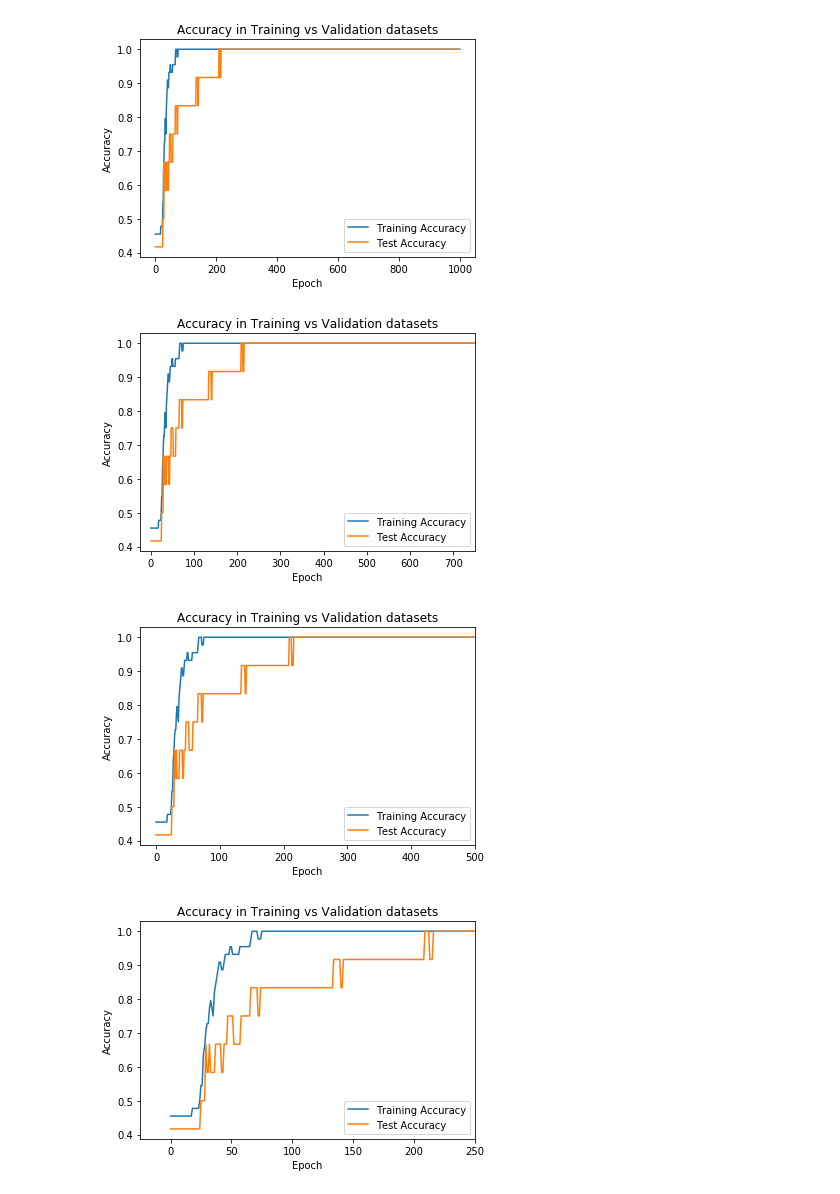
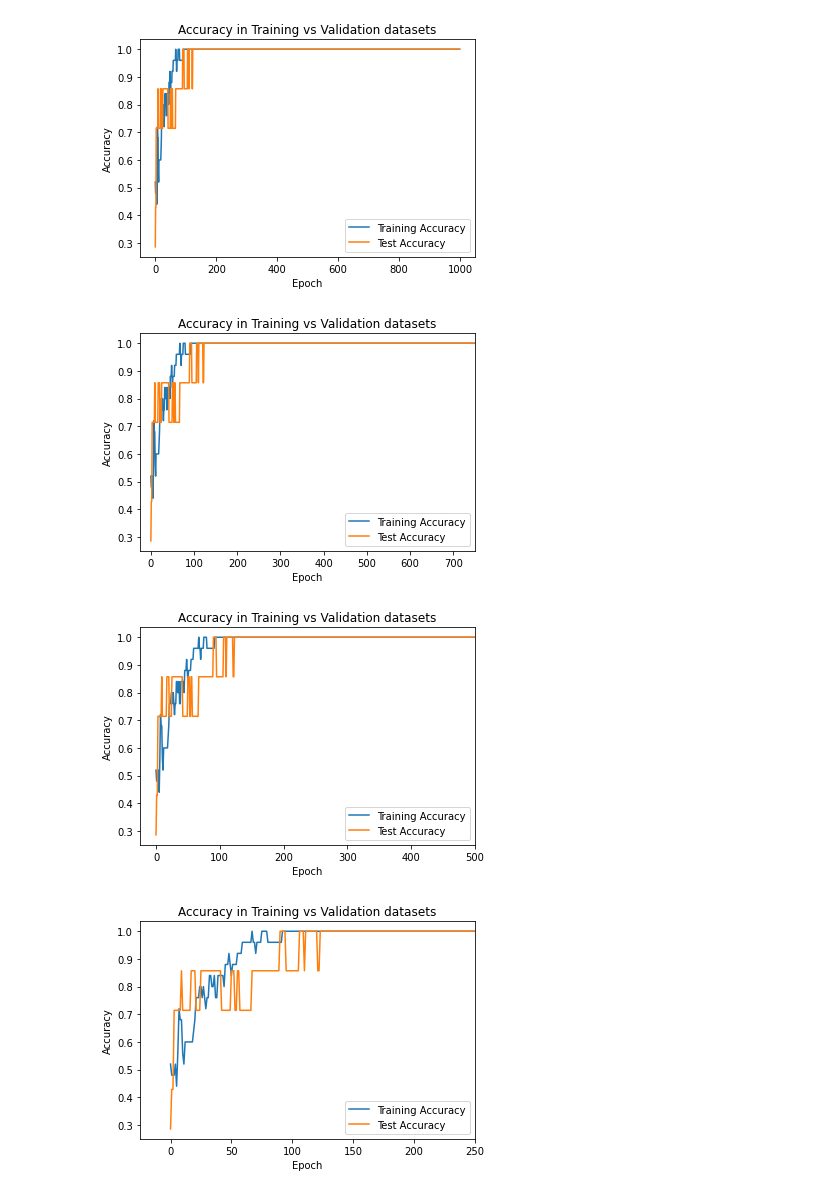
Before and after one commit to DipankarJDutta/DipankarJDutta-Biomarker-discovery-from-B-T-cells-in-FASD-GDM-with-LSTM, a Jupyter notebook: LSTM_B_T_Median_optimized-model_32samples_ETOH NON-overlap mimic.ipynb, the cells around one changed output. Saved outputs shown, nothing was run; the diff lists cells and outputs as text; code cells hidden in the pictures.

```diff
--- a/LSTM_B_T_Median_optimized-model_32samples_ETOH NON-overlap mimic.ipynb
+++ b/LSTM_B_T_Median_optimized-model_32samples_ETOH NON-overlap mimic.ipynb
@@ -25,7 +19,7 @@ set_random_seed(7)
 dataset = loadtxt('B-T-median - 32 samples - EtOH mimic.csv', delimiter = ',')
 # %%
 # Reshape 2D dataset into a 3D dataset with columns as features with one time-step
-x = dataset.reshape(56, 1, 30)
+x = dataset.reshape(32, 1, 30)
 # %%
 #Specify binary output of good (1) and bad (0) learners, y, in x. Learner type differentiated by population median.
 y = x [:, :, -1]
@@ -54,4 +53,4 @@ Use tf.where in 2.0, which has the same broadcast rule as np.where
 # %%
 #Fit the model with a 80-20 split of dataset & shuffling sample order within an epoch
-history = model.fit(x, y, validation_split = 0.2, batch_size = 8, epochs = 1000, shuffle = True, verbose=0)
+history = model.fit(x, y, validation_split = 0.2, batch_size = 8, epochs = 1000, shuffle = True)
 # %% [output]
@@ -140,18 +141,18 @@ pyplot.show()
 # %%
 #Diagnostic Plot IIa: Model Performance (training accuracy vs test accuracy) for 1000 epochs
-pyplot.plot(history.history['acc'])
-pyplot.plot(history.history['val_acc'])
+pyplot.plot(history.history['accuracy'])
+pyplot.plot(history.history['val_accuracy'])
 pyplot.title('Accuracy in Training vs Validation datasets')
 pyplot.ylabel('Accuracy')
 pyplot.xlabel('Epoch')
 pyplot.legend(['Training Accuracy', 'Test Accuracy'], loc='lower right')
 pyplot.show()
 # %% [output]
-[figure, old version]
+[figure, new version]
 # %%
 #Diagnostic Plot IIb: Model Performance (training accuracy vs test accuracy) for 750 epochs
-pyplot.plot(history.history['acc'])
-pyplot.plot(history.history['val_acc'])
+pyplot.plot(history.history['accuracy'])
+pyplot.plot(history.history['val_accuracy'])
 pyplot.title('Accuracy in Training vs Validation datasets')
 pyplot.xlim(-25, 750)
 pyplot.ylabel('Accuracy')
@@ -159,11 +160,11 @@ pyplot.xlabel('Epoch')
 pyplot.legend(['Training Accuracy', 'Test Accuracy'], loc='lower right')
 pyplot.show()
 # %% [output]
-[figure, old version]
+[figure, new version]
 # %%
 #Diagnostic Plot IIc: Model Performance (training accuracy vs test accuracy) for 500 epochs
-pyplot.plot(history.history['acc'])
-pyplot.plot(history.history['val_acc'])
+pyplot.plot(history.history['accuracy'])
+pyplot.plot(history.history['val_accuracy'])
 pyplot.title('Accuracy in Training vs Validation datasets')
 pyplot.xlim(-25, 500)
 pyplot.ylabel('Accuracy')
@@ -171,16 +172,16 @@ pyplot.xlabel('Epoch')
 pyplot.legend(['Training Accuracy', 'Test Accuracy'], loc='lower right')
 pyplot.show()
 # %% [output]
-[figure, old version]
+[figure, new version]
 # %%
 #Diagnostic Plot IIc: Model Performance (training accuracy vs test accuracy) for 250 epochs
-pyplot.plot(history.history['acc'])
-pyplot.plot(history.history['val_acc'])
+pyplot.plot(history.history['accuracy'])
+pyplot.plot(history.history['val_accuracy'])
 pyplot.title('Accuracy in Training vs Validation datasets')
 pyplot.xlim(-25, 250)
 pyplot.ylabel('Accuracy')
 pyplot.xlabel('Epoch')
 pyplot.legend(['Training Accuracy', 'Test Accuracy'], loc='lower right')
 pyplot.show()
 # %% [output]
-[figure, old version]
+[figure, new version]
```
Also changed, not shown: parts of 11 cells of this notebook.
